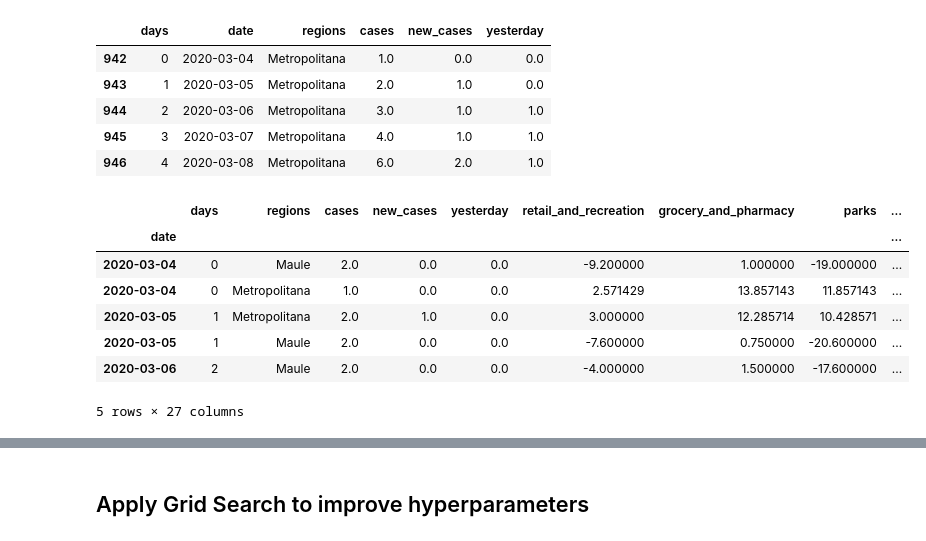
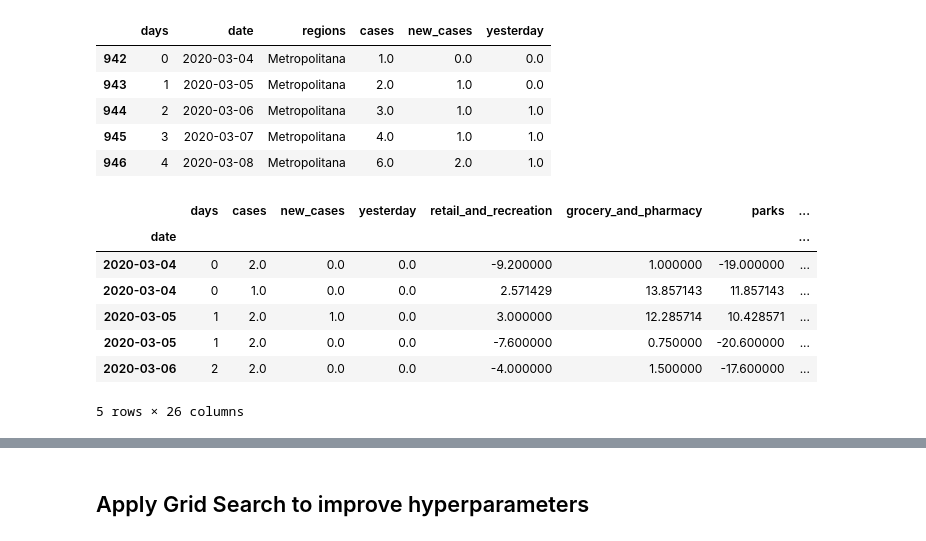
Before and after one commit to muellermax/Covid-Chile-Prediction, a Jupyter notebook: Covid Chile Prediction.ipynb, the cells around one changed output, grey strips where cells are left out. Drawn from its saved outputs; the diff is of its cells as text; code cells hidden in the pictures.

```diff
--- a/Covid Chile Prediction.ipynb
+++ b/Covid Chile Prediction.ipynb
@@ -736,7 +705,7 @@ def regression_metrics(y_true, y_pred):
 # %%
 def prepare_covid_data(df, title, region, start, end):
     """
-    Function to prepare the cases/deaths data for the machine learning model.
+    Function to provide a melted DataFrame with Covid-19 cases/deaths for a specific region.
 
     Input:
         df (DataFrame): DataFrame with information about Covid-19 cases/deaths in Chile
@@ -805,7 +774,8 @@ df_melt.head()
 # %%
 def df_all_regions_mobility(df, title, start, end):
     """
-    Function to prepare a DataFrame with all regions and merge it to the corresponding mobility data.
+    Function to prepare a DataFrame with the Covid-19 data for all regions and
+    merge it to the corresponding mobility data.
 
     Input:
         df (DataFrame): DataFrame with information about Covid-19 cases/deaths in Chile
@@ -827,42 +797,42 @@ def df_all_regions_mobility(df, title, start, end):
     # Create empty DataFrame
     df_melt_all = pd.DataFrame()
 
     # Add results of prepare_covid_data for each region
     for item in regions_list:
         df_melt_all = pd.concat([df_melt_all, prepare_covid_data(df, title, item, start, end)])
 
     # Merge with mobility data
     df_melt_mobility = df_melt_all.merge(mobility_chile, left_on = ['regions', 'date'], right_on = ['sub_region_1', 'date'], how = 'left')
 
     # Create dummies for regions and add them to DataFrame
     region_dummies = pd.get_dummies(df_melt_mobility['regions'])
     df_melt_mobility = pd.concat([df_melt_mobility, region_dummies], axis = 1)
 
     # Drop columns that are not necessary
     df_melt_mobility = df_melt_mobility.drop(['sub_region_1'], axis = 1)
 
     # Set 'date' column as index
     df_melt_mobility = df_melt_mobility.set_index('date')
 
     # Given that there are son NaNs in the residential mobility column, we drop them
     df_melt_mobility = df_melt_mobility.dropna(axis = 0, how = 'any')
 
     # Sort DataFrame by index
     df_melt_mobility = df_melt_mobility.sort_index()
 
     return df_melt_mobility
 
-df_melt_mobility = df_all_regions_mobility(cases_regions, 'cases', '2020-03-04', '2020-08-07')
+df_mobility_cases = df_all_regions_mobility(cases_regions, 'cases', '2020-03-04', '2020-08-07')
 
-df_melt_mobility_num = df_melt_mobility.drop('regions', axis = 1)
-
-df_melt_mobility.head()
+# Get DataFrame with only num-values
+df_mobility_cases_num = df_mobility_cases.drop('regions', axis = 1)
+df_mobility_cases_num.head()
 # %% [output]
-|  | days | regions | cases | new_cases | yesterday | retail_and_recreation | grocery_and_pharmacy | parks | ... |
-| date |  |  |  |  |  |  |  |  | ... |
-| 2020-03-04 | 0 | Maule | 2.0 | 0.0 | 0.0 | -9.200000 | 1.000000 | -19.000000 | ... |
-| 2020-03-04 | 0 | Metropolitana | 1.0 | 0.0 | 0.0 | 2.571429 | 13.857143 | 11.857143 | ... |
-| 2020-03-05 | 1 | Metropolitana | 2.0 | 1.0 | 0.0 | 3.000000 | 12.285714 | 10.428571 | ... |
-| 2020-03-05 | 1 | Maule | 2.0 | 0.0 | 0.0 | -7.600000 | 0.750000 | -20.600000 | ... |
-| 2020-03-06 | 2 | Maule | 2.0 | 0.0 | 0.0 | -4.000000 | 1.500000 | -17.600000 | ... |
+|  | days | cases | new_cases | yesterday | retail_and_recreation | grocery_and_pharmacy | parks | ... |
+| date |  |  |  |  |  |  |  | ... |
+| 2020-03-04 | 0 | 2.0 | 0.0 | 0.0 | -9.200000 | 1.000000 | -19.000000 | ... |
+| 2020-03-04 | 0 | 1.0 | 0.0 | 0.0 | 2.571429 | 13.857143 | 11.857143 | ... |
+| 2020-03-05 | 1 | 2.0 | 1.0 | 0.0 | 3.000000 | 12.285714 | 10.428571 | ... |
+| 2020-03-05 | 1 | 2.0 | 0.0 | 0.0 | -7.600000 | 0.750000 | -20.600000 | ... |
+| 2020-03-06 | 2 | 2.0 | 0.0 | 0.0 | -4.000000 | 1.500000 | -17.600000 | ... |
-5 rows × 27 columns
+5 rows × 26 columns
```
Also changed, not shown: parts of 30 cells of this notebook, 1 other file.
